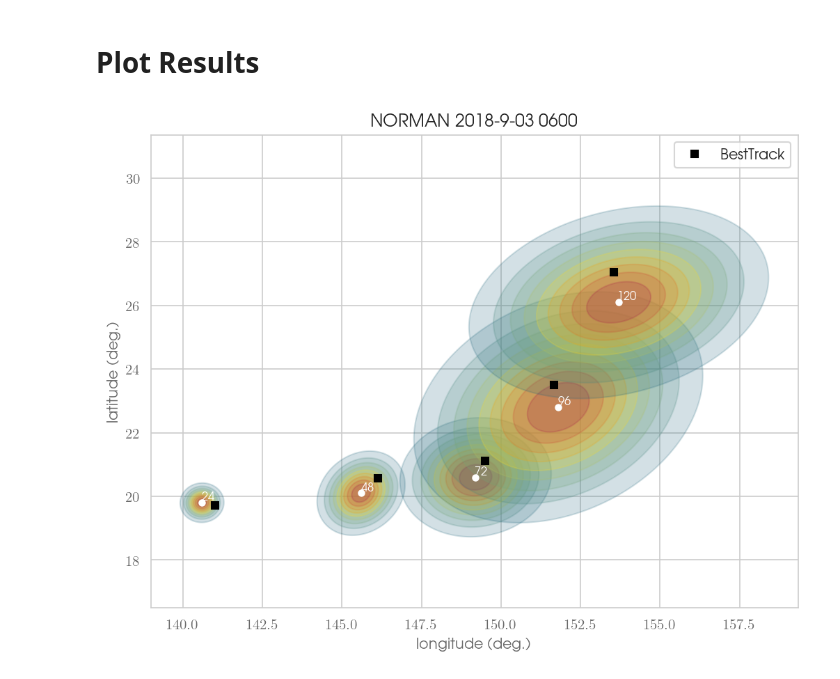
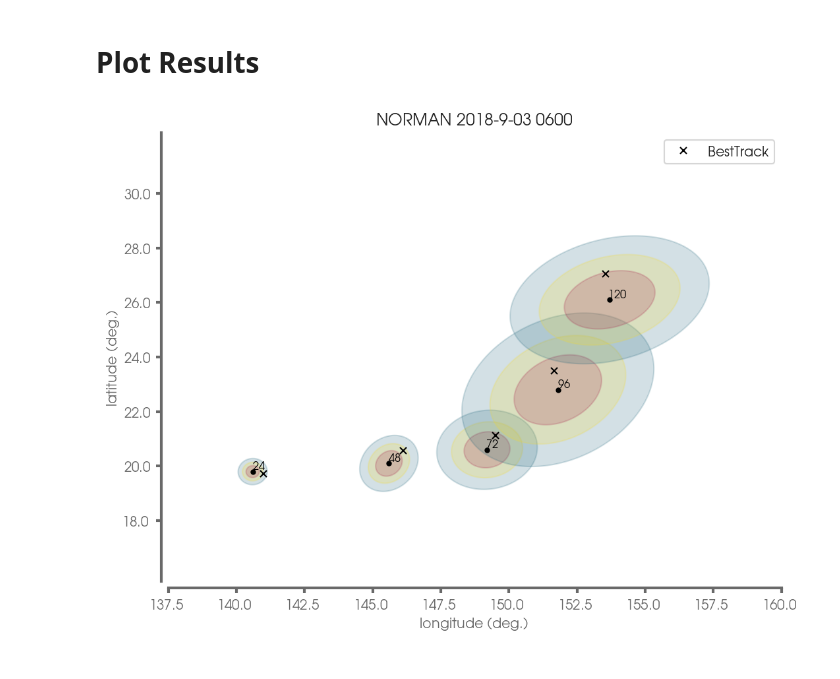
Before and after one commit to mafern/tcane_track, a Jupyter notebook: bivariate_normal/_plot_multilead_predictions.ipynb, the cells around one changed output. Cells and saved outputs as stored; diff of their text form; code cells hidden in the pictures.

Commit message:
modified plotting

```diff
--- a/bivariate_normal/_plot_multilead_predictions.ipynb
+++ b/bivariate_normal/_plot_multilead_predictions.ipynb
@@ -127,8 +127,9 @@ storm_name = "NORMAN"
 pred_time = 90306
 KM_TO_DEG = 1. / 111
 
-COLOR = cmr.take_cmap_colors("cmr.pride", 9, cmap_range=(0.2, 0.8), return_fmt="hex")
-plt.figure(figsize=(8, 6), dpi=150)
+# COLOR = cmr.take_cmap_colors("cmr.pride", 9, cmap_range=(0.2, 0.8), return_fmt="hex")
+COLOR = cmr.take_cmap_colors("cmr.pride", 3, cmap_range=(0.2, 0.8), return_fmt="hex")
+fig, ax = plt.subplots(1, 1, figsize=(8, 6), dpi=150)
 
 for exp_name in EXP_NAME_VEC:
 
@@ -150,6 +151,7 @@ for exp_name in EXP_NAME_VEC:
         besttrack_u=besttrack_u,
         besttrack_v=besttrack_v,
         colors=COLOR,
+        contours=(.25, .5, .75),
     )
 
     # plot consensus prediction
@@ -157,35 +159,50 @@ for exp_name in EXP_NAME_VEC:
              df["LATC"].values,
              marker='o',
              linestyle='',
-             markersize=4,
-             color='w',
+             markersize=3,
+             color='k',
              label='Consensus'
              )
 
     plt.text(df["LONC"].values,
              df["LATC"].values,
              df['ftime(hr)'].values[0],
-             color="w",
+             color="k",
              fontsize=8,
              horizontalalignment='left',
              verticalalignment='bottom',
              )
 
+# format plot
+plots.format_spines(ax)
+plt.grid(None)
+
+# set the axes and ticks
 plt.xlabel('longitude (deg.)')
 plt.ylabel('latitude (deg.)')
 
+yticks = np.around(ax.get_yticks(), 3)
+ax.set_yticks(yticks)
+ax.set_yticklabels(yticks)
+xticks = np.around(ax.get_xticks(), 3)
+ax.set_xticks(xticks)
+ax.set_xticklabels(xticks)
+
+# setup legend
 plt.legend()
 handles, labels = plt.gca().get_legend_handles_labels()
 plt.gca().legend(handles[:1], labels[:1])
 
+# set storm title
 details = data_info.get_storm_details(df, 0)
 details = details[:details.rfind(' @')]
 plt.title(details)
 
+# save the figure
 plt.savefig(FIGURE_PATH + 'multi_lead_predictions_' + EXP_NAME_VEC[0] + '_' + details.replace(' ', '_') + '.png',
             dpi=dpiFig,
             bbox_inches='tight',
             )
 plt.show()
 # %% [output]
-[figure, old version]
+[figure, new version]
```
Also changed, not shown: parts of 1 cell of this notebook, 1 other file.
